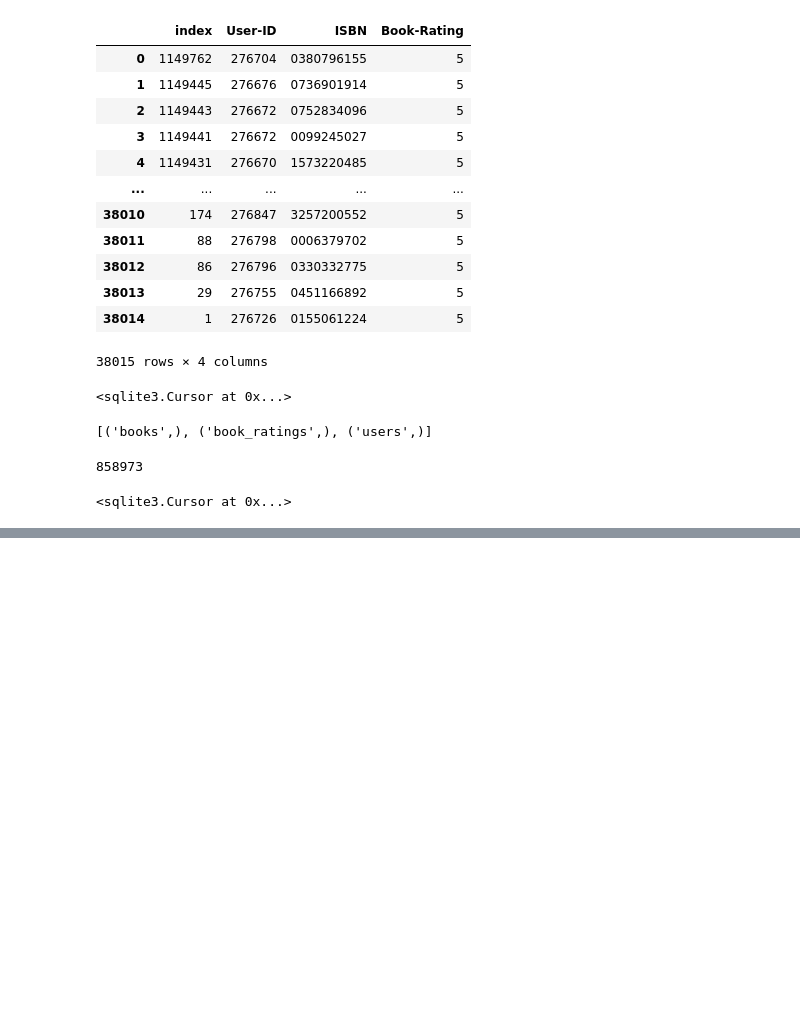
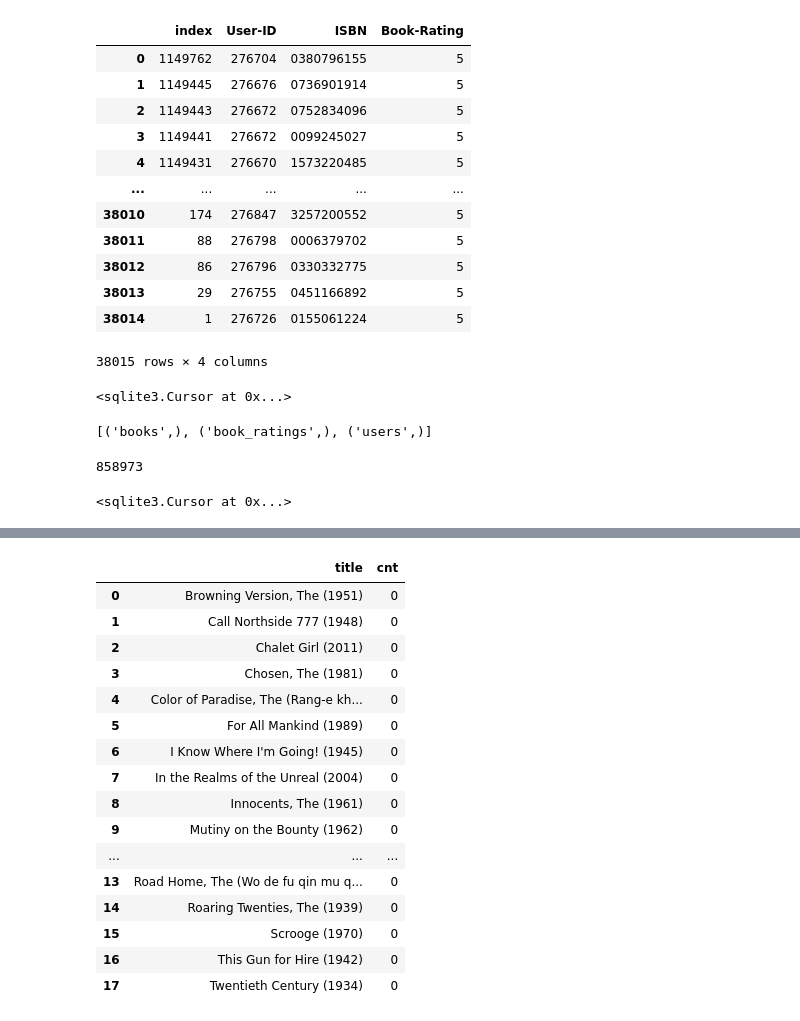
Before and after one commit to juancamiloespana/LEA3_RecSys, a Jupyter notebook: _ejercicio_sql.ipynb, the cells around one changed output, grey strips where cells are left out. Saved outputs shown, nothing was run; the diff lists cells and outputs as text; code cells hidden in the pictures; blank space fills up the shorter version.

```diff
--- a/_ejercicio_sql.ipynb
+++ b/_ejercicio_sql.ipynb
@@ -143,0 +202,26 @@ cur.execute("VACUUM;") ### para reducir el
+# %%
+
+####4
+pd.read_sql("""select a.title, count(b.rating) as cnt
+            from movies a left join ratings b on a.movieId=b.movieId
+            where b.rating is null
+            group by a.title
+           order by cnt asc """, conn)
+# %% [output]
+|  | title | cnt |
+| 0 | Browning Version, The (1951) | 0 |
+| 1 | Call Northside 777 (1948) | 0 |
+| 2 | Chalet Girl (2011) | 0 |
+| 3 | Chosen, The (1981) | 0 |
+| 4 | Color of Paradise, The (Rang-e kh... | 0 |
+| 5 | For All Mankind (1989) | 0 |
+| 6 | I Know Where I'm Going! (1945) | 0 |
+| 7 | In the Realms of the Unreal (2004) | 0 |
+| 8 | Innocents, The (1961) | 0 |
+| 9 | Mutiny on the Bounty (1962) | 0 |
+| ... | ... | ... |
+| 13 | Road Home, The (Wo de fu qin mu q... | 0 |
+| 14 | Roaring Twenties, The (1939) | 0 |
+| 15 | Scrooge (1970) | 0 |
+| 16 | This Gun for Hire (1942) | 0 |
+| 17 | Twentieth Century (1934) | 0 |
```
Also changed, not shown: parts of 12 cells of this notebook, 1 other file.
